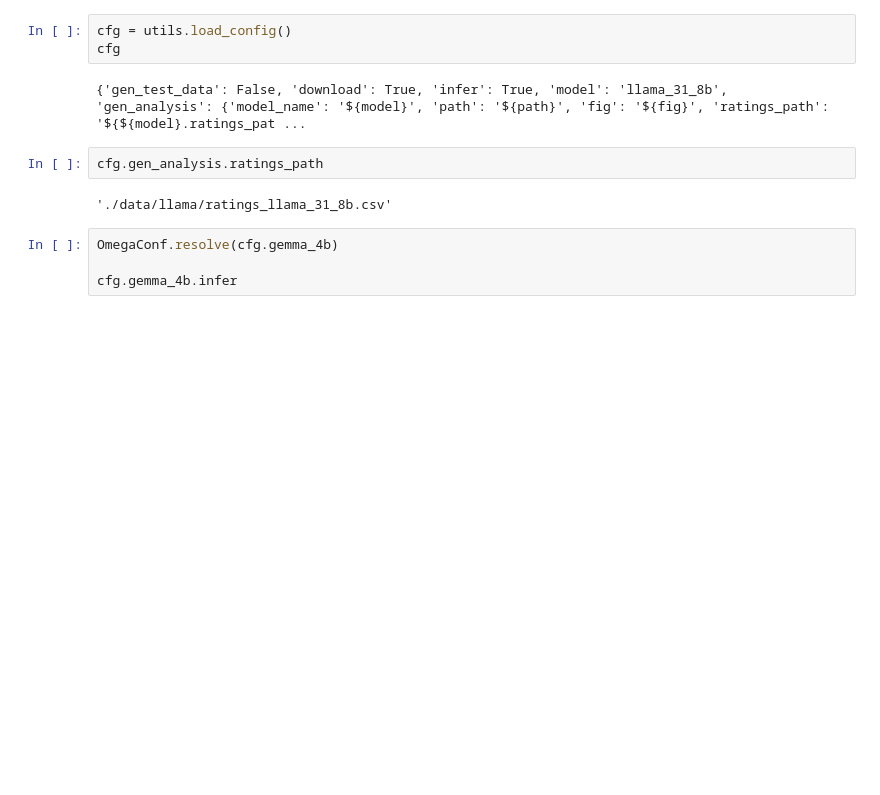
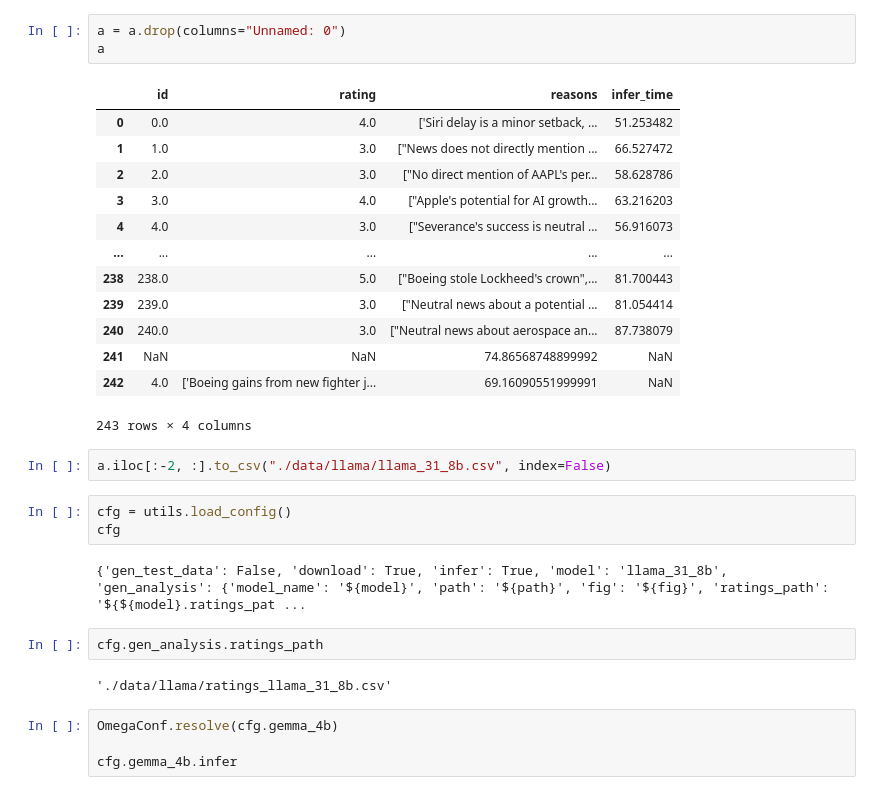
Before and after one commit to CKAbundant/localllm, a Jupyter notebook: test.ipynb, the cells around one changed output. Drawn from its saved outputs; the diff is of its cells as text; blank space fills up the shorter version.

```diff
--- a/test.ipynb
+++ b/test.ipynb
@@ -21,3 +46,22 @@ The autoreload extension is already loaded. To reload it, use:
+# %%
+a = a.drop(columns="Unnamed: 0")
+a
+# %% [output]
+|  | id | rating | reasons | infer_time |
+| 0 | 0.0 | 4.0 | ['Siri delay is a minor setback, ... | 51.253482 |
+| 1 | 1.0 | 3.0 | ["News does not directly mention ... | 66.527472 |
+| 2 | 2.0 | 3.0 | ["No direct mention of AAPL's per... | 58.628786 |
+| 3 | 3.0 | 4.0 | ["Apple's potential for AI growth... | 63.216203 |
+| 4 | 4.0 | 3.0 | ["Severance's success is neutral ... | 56.916073 |
+| ... | ... | ... | ... | ... |
+| 238 | 238.0 | 5.0 | ["Boeing stole Lockheed's crown",... | 81.700443 |
+| 239 | 239.0 | 3.0 | ["Neutral news about a potential ... | 81.054414 |
+| 240 | 240.0 | 3.0 | ["Neutral news about aerospace an... | 87.738079 |
+| 241 | NaN | NaN | 74.86568748899992 | NaN |
+| 242 | 4.0 | ['Boeing gains from new fighter j... | 69.16090551999991 | NaN |
+243 rows × 4 columns
+# %%
+a.iloc[:-2, :].to_csv("./data/llama/llama_31_8b.csv", index=False)
 # %%
 cfg = utils.load_config()
 cfg
```
Also changed, not shown: parts of 4 cells of this notebook, 4 other files.
